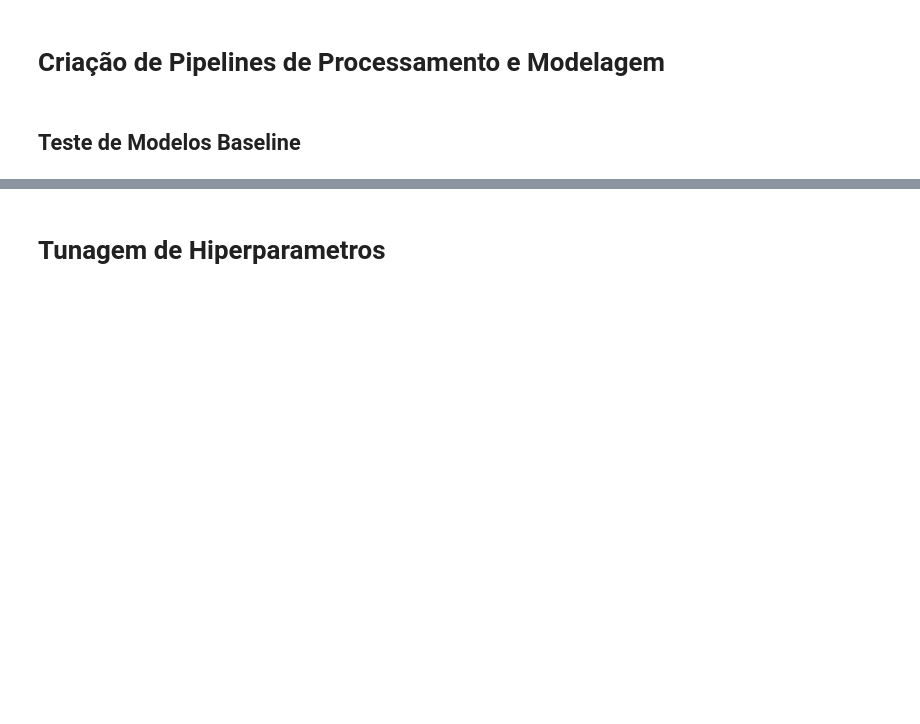
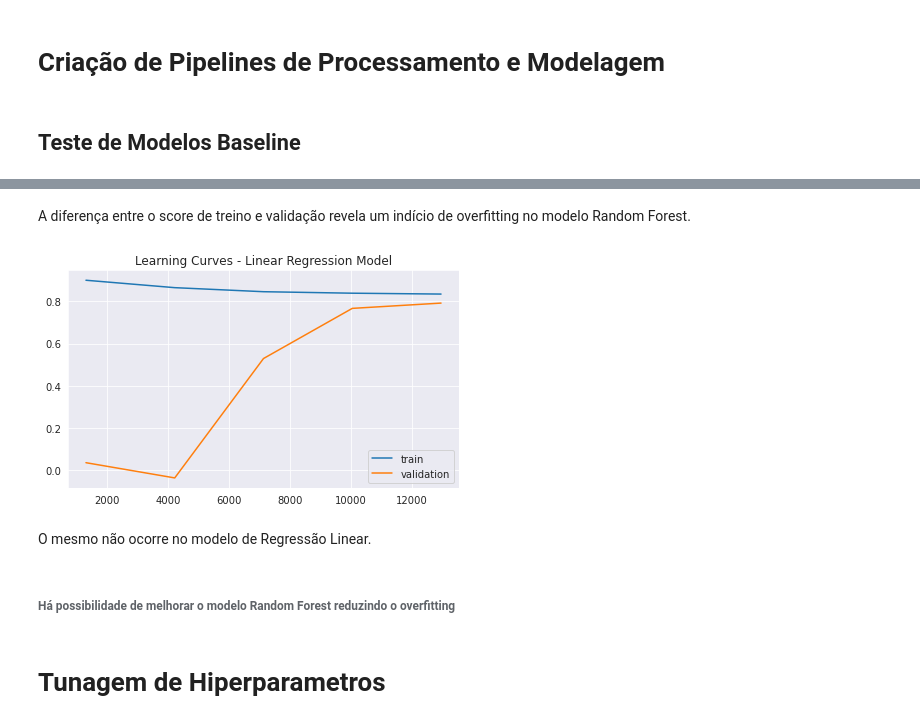
Before and after one commit to GabrielG16/HouseRocket-Pricing, a Jupyter notebook: Modeling.ipynb, the cells around one changed output, grey strips where cells are left out. Drawn from its saved outputs; the diff is of its cells as text; code cells hidden in the pictures; blank space fills up the shorter version.

```diff
--- a/Modeling.ipynb
+++ b/Modeling.ipynb
@@ -186,3 +191,20 @@ lc = learning_curve(pipe, X_train, y_train, cv = 5, shuffle = True)
+# %% [markdown]
+A diferença entre o score de treino e validação revela um indício de overfitting no modelo Random Forest.
+# %%
+lc_reg = learning_curve(rlin_pipe, X_train, y_train, cv = 5, shuffle = True)
+# %%
+plt.figure(figsize=(7,4))
+sns.lineplot(x=lc_reg[0], y=np.mean(lc_reg[1], axis = 1), label = 'train')
+sns.lineplot(x=lc_reg[0], y=np.mean(lc_reg[2], axis = 1), label = 'validation')
+plt.title('Learning Curves - Linear Regression Model', fontsize = 12)
+plt.legend()
+plt.show()
+# %% [output]
+[figure, added]
+# %% [markdown]
+O mesmo não ocorre no modelo de Regressão Linear.
+# %% [markdown]
+###### Há possibilidade de melhorar o modelo Random Forest reduzindo o overfitting
 # %% [markdown]
 # Tunagem de Hiperparametros
 # %%
```
Also changed, not shown: parts of 18 cells of this notebook.
